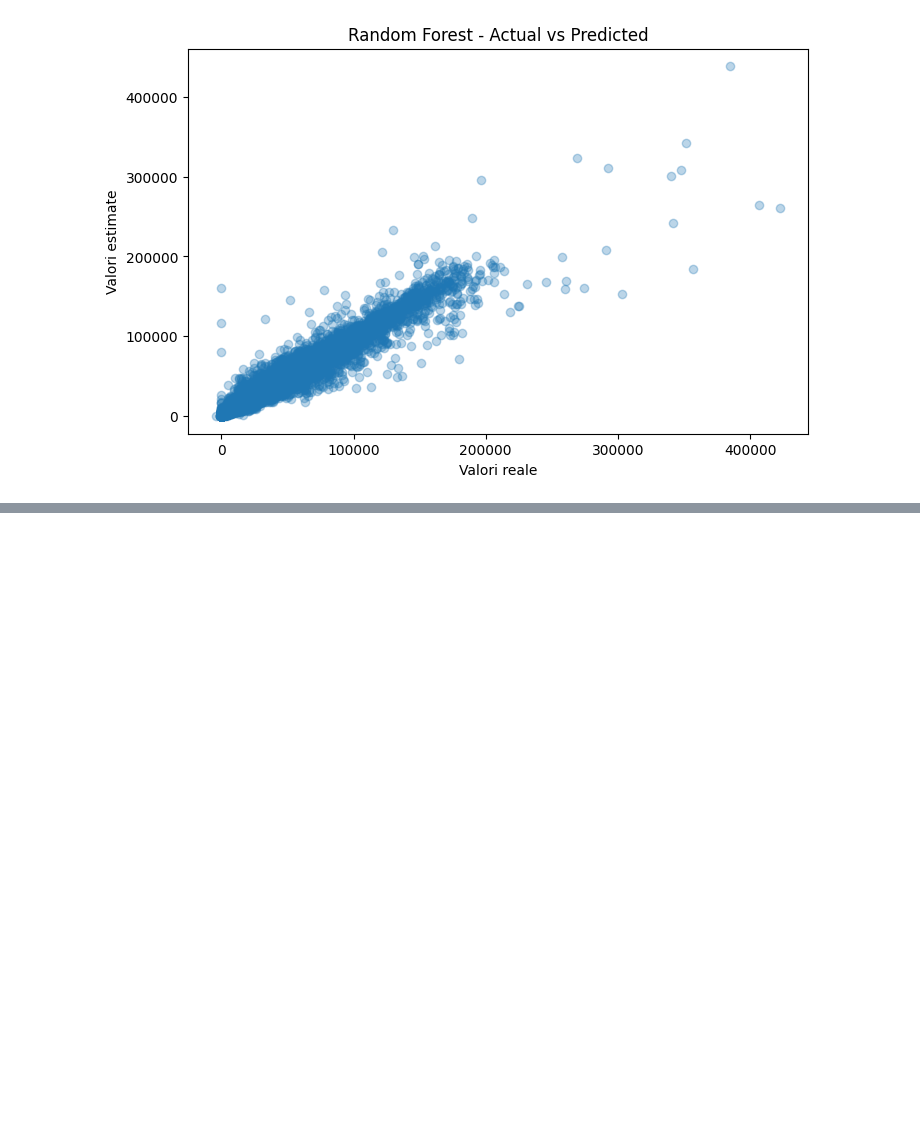
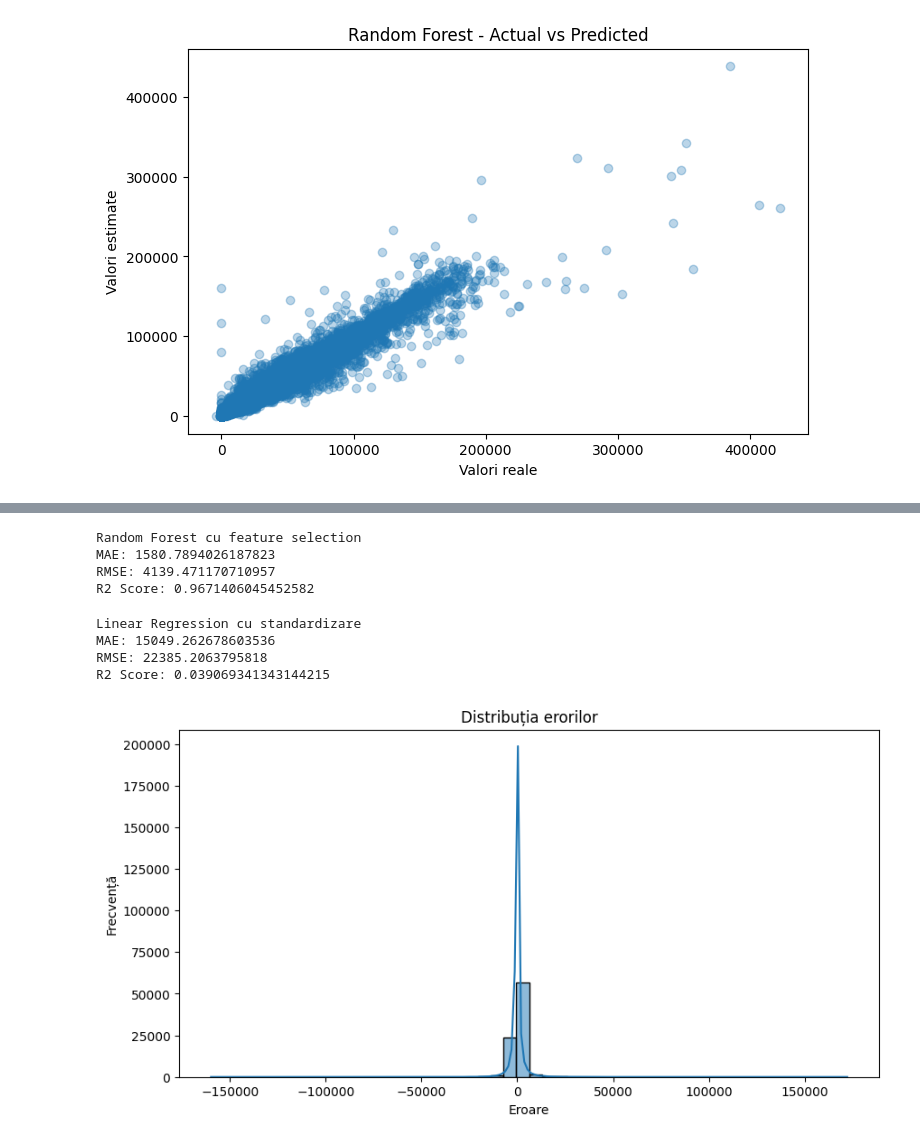
Before and after one commit to amariutanicoleta-beep/Proiect_econometrie-, a Jupyter notebook: Bun_venit_la_Colaboratory!.ipynb, the cells around one changed output, grey strips where cells are left out. Drawn from its saved outputs; the diff is of its cells as text; code cells hidden in the pictures; blank space fills up the shorter version.

```diff
--- a/Bun_venit_la_Colaboratory!.ipynb
+++ b/Bun_venit_la_Colaboratory!.ipynb
@@ -524,0 +711,14 @@ plt.show()
+# %%
+mae_selected = mean_absolute_error(y_test_sel, selected_pred)
+rmse_selected = np.sqrt(mean_squared_error(y_test_sel, selected_pred))
+r2_selected = r2_score(y_test_sel, selected_pred)
+
+print("Random Forest cu feature selection")
+print("MAE:", mae_selected)
+print("RMSE:", rmse_selected)
+print("R2 Score:", r2_selected)
+# %% [output]
+Random Forest cu feature selection
+MAE: 1580.7894026187823
+RMSE: 4139.471170710957
+R2 Score: 0.9671406045452582
@@ -524,0 +737,21 @@ plt.show()
+# %%
+print("Linear Regression cu standardizare")
+print("MAE:", mean_absolute_error(y_test, scaled_pred))
+print("RMSE:", np.sqrt(mean_squared_error(y_test, scaled_pred)))
+print("R2 Score:", r2_score(y_test, scaled_pred))
+# %% [output]
+Linear Regression cu standardizare
+MAE: 15049.262678603536
+RMSE: 22385.2063795818
+R2 Score: 0.039069341343144215
+# %%
+errors = y_test - rf_pred
+# %%
+plt.figure(figsize=(10, 5))
+sns.histplot(errors, bins=50, kde=True)
+plt.title("Distribuția erorilor")
+plt.xlabel("Eroare")
+plt.ylabel("Frecvență")
+plt.show()
+# %% [output]
+[figure, added]
```
Also changed, not shown: parts of 27 cells of this notebook.
